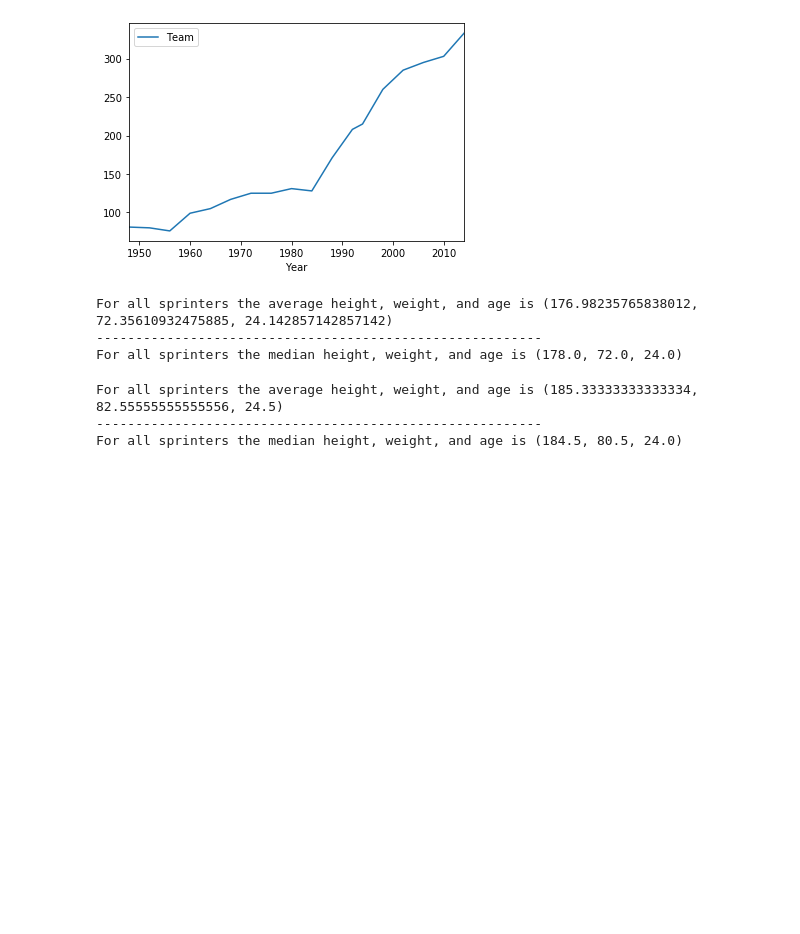
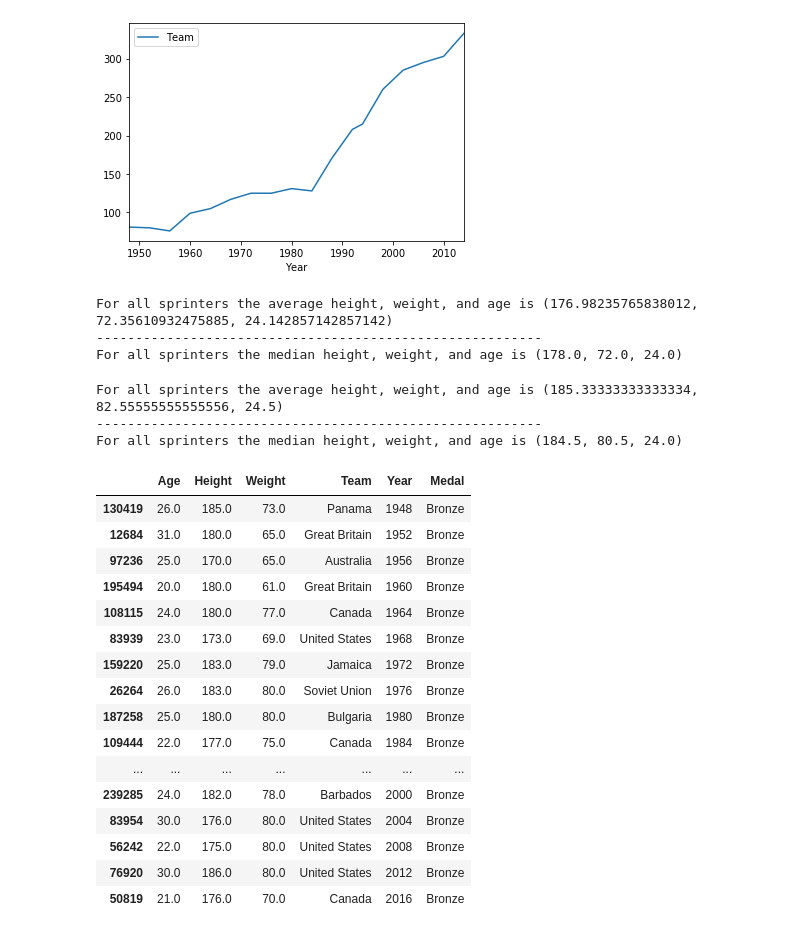
Before and after one commit to tysorensen/project1-group1, a Jupyter notebook: olympic_data.ipynb, the cells around one changed output. Cells and saved outputs as stored; diff of their text form; code cells hidden in the pictures; blank space fills up the shorter version.

```diff
--- a/olympic_data.ipynb
+++ b/olympic_data.ipynb
@@ -293,4 +293,65 @@ print(f"For all sprinters the median height, weight, and age is {median_height,
 For all sprinters the average height, weight, and age is (185.33333333333334, 82.55555555555556, 24.5)
 ---------------------------------------------------------
 For all sprinters the median height, weight, and age is (184.5, 80.5, 24.0)
+# %%
+# GOLD SPRINTERS
+
+summer_sprinters = summer_olympics.loc[summer_olympics['Event'] == "Athletics Men's 100 metres"]
+
+summer_sprinters_gold = summer_sprinters.loc[summer_sprinters['Medal'] == "Gold"]
+
+summer_sprinters_gold_df = pd.DataFrame(summer_sprinters_gold)
+
+summer_sprinter_gold_sort = summer_sprinters_gold_df.sort_values(by=['Year'])
+
+final_sprint_gold_df = summer_sprinter_gold_sort.drop(columns=['Name', 'ID', 'Sex', 'NOC', 'Games', 'Season', 'City', 'Sport', 'Event'])
+final_sprint_gold_df
+
+# SILVER SPRNTERS
+
+summer_sprinters = summer_olympics.loc[summer_olympics['Event'] == "Athletics Men's 100 metres"]
+
+summer_sprinters_silver = summer_sprinters.loc[summer_sprinters['Medal'] == "Silver"]
+
+summer_sprinters_silver_df = pd.DataFrame(summer_sprinters_silver)
+
+summer_sprinter_silver_sort = summer_sprinters_silver_df.sort_values(by=['Year'])
+
+final_sprint_silver_df = summer_sprinter_silver_sort.drop(columns=['Name', 'ID', 'Sex', 'NOC', 'Games', 'Season', 'City', 'Sport', 'Event'])
+final_sprint_silver_df
+
+# BRONZE SPRINTERS
+
+summer_sprinters = summer_olympics.loc[summer_olympics['Event'] == "Athletics Men's 100 metres"]
+
+summer_sprinters_bronze = summer_sprinters.loc[summer_sprinters['Medal'] == "Bronze"]
+
+summer_sprinters_bronze_df = pd.DataFrame(summer_sprinters_bronze)
+
+summer_sprinter_bronze_sort = summer_sprinters_bronze_df.sort_values(by=['Year'])
+
+final_sprint_bronze_df = summer_sprinter_bronze_sort.drop(columns=['Name', 'ID', 'Sex', 'NOC', 'Games', 'Season', 'City', 'Sport', 'Event'])
+final_sprint_bronze_df
+
+# AVERAGE HEIGHT AND WEIGHT
+
+# MEDIAN HEIGHT AND WEIGHT
+# %% [output]
+|  | Age | Height | Weight | Team | Year | Medal |
+| 130419 | 26.0 | 185.0 | 73.0 | Panama | 1948 | Bronze |
+| 12684 | 31.0 | 180.0 | 65.0 | Great Britain | 1952 | Bronze |
+| 97236 | 25.0 | 170.0 | 65.0 | Australia | 1956 | Bronze |
+| 195494 | 20.0 | 180.0 | 61.0 | Great Britain | 1960 | Bronze |
+| 108115 | 24.0 | 180.0 | 77.0 | Canada | 1964 | Bronze |
+| 83939 | 23.0 | 173.0 | 69.0 | United States | 1968 | Bronze |
+| 159220 | 25.0 | 183.0 | 79.0 | Jamaica | 1972 | Bronze |
+| 26264 | 26.0 | 183.0 | 80.0 | Soviet Union | 1976 | Bronze |
+| 187258 | 25.0 | 180.0 | 80.0 | Bulgaria | 1980 | Bronze |
+| 109444 | 22.0 | 177.0 | 75.0 | Canada | 1984 | Bronze |
+| ... | ... | ... | ... | ... | ... | ... |
+| 239285 | 24.0 | 182.0 | 78.0 | Barbados | 2000 | Bronze |
+| 83954 | 30.0 | 176.0 | 80.0 | United States | 2004 | Bronze |
+| 56242 | 22.0 | 175.0 | 80.0 | United States | 2008 | Bronze |
+| 76920 | 30.0 | 186.0 | 80.0 | United States | 2012 | Bronze |
+| 50819 | 21.0 | 176.0 | 70.0 | Canada | 2016 | Bronze |
 # %%
```
Also changed, not shown: parts of 1 cell of this notebook.
